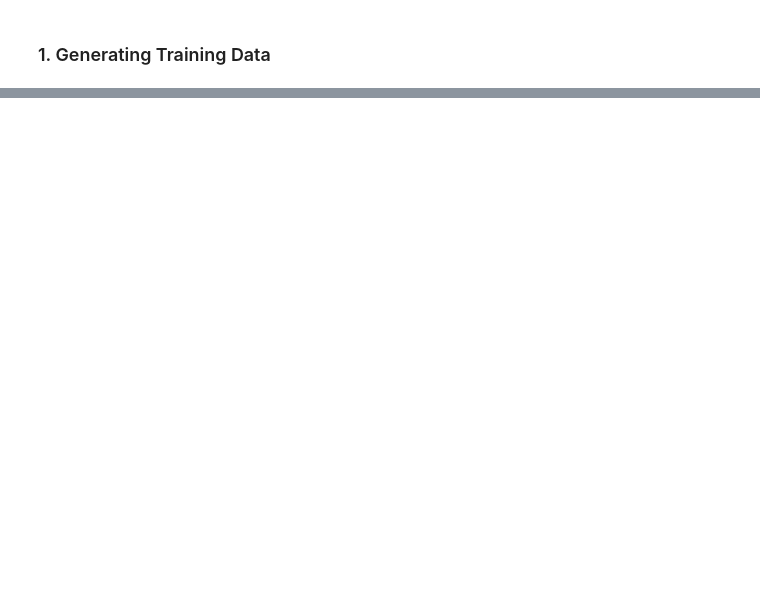
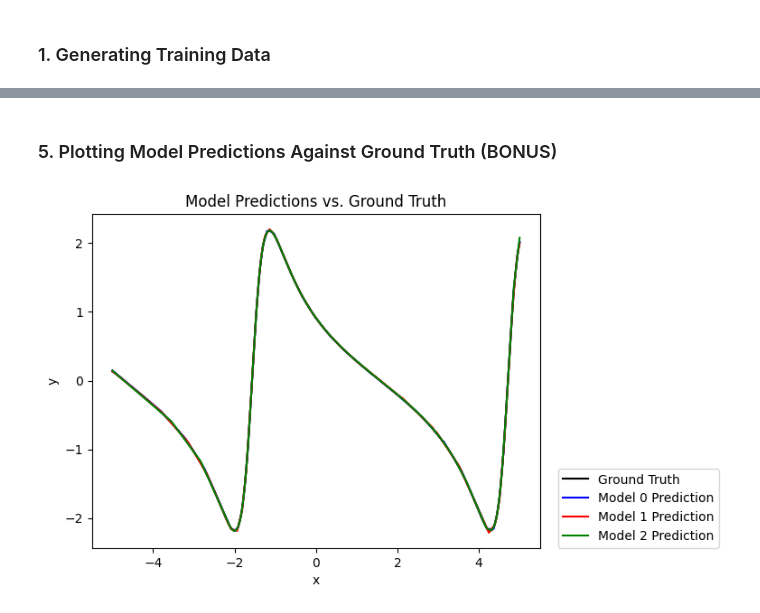
Before and after one commit to bhargav-gg/dl-hw1, a Jupyter notebook: main.ipynb, the cells around one changed output, grey strips where cells are left out. Cells and saved outputs as stored; diff of their text form; code cells hidden in the pictures; blank space fills up the shorter version.

```diff
--- a/main.ipynb
+++ b/main.ipynb
@@ -238,0 +584,37 @@ KeyboardInterrupt:
+# %% [markdown]
+### 5. Plotting Model Predictions Against Ground Truth (BONUS)
+# %%
+# Restore models and return best accuracies
+model0.load_state_dict(best2_weights0)
+model1.load_state_dict(best2_weights1)
+model2.load_state_dict(best2_weights2)
+
+# Set models to eval mode
+model0.eval()
+model1.eval()
+model2.eval()
+
+# Generate predictions for the entire dataset
+y_pred0 = model0(torch.Tensor(X2).clone().detach().cuda())
+y_pred1 = model1(torch.Tensor(X2).clone().detach().cuda())
+y_pred2 = model2(torch.Tensor(X2).clone().detach().cuda())
+
+# Plot the ground truth and the model predictions
+plt.plot(X2, y2, color='black', label='Ground Truth')
+plt.plot(X2, y_pred0.detach().cpu().numpy(), color='blue', label='Model 0 Prediction')
+plt.plot(X2, y_pred1.detach().cpu().numpy(), color='red', label='Model 1 Prediction')
+plt.plot(X2, y_pred2.detach().cpu().numpy(), color='green', label='Model 2 Prediction')
+
+# Legend for visual clarity
+plt.legend(loc=(1.04, 0))
+
+# Axis labels
+plt.xlabel('x')
+plt.ylabel('y')
+
+# Title
+plt.title('Model Predictions vs. Ground Truth')
+
+plt.show()
+# %% [output]
+[figure, added]
```
Also changed, not shown: parts of 36 cells of this notebook, 2 other files.
